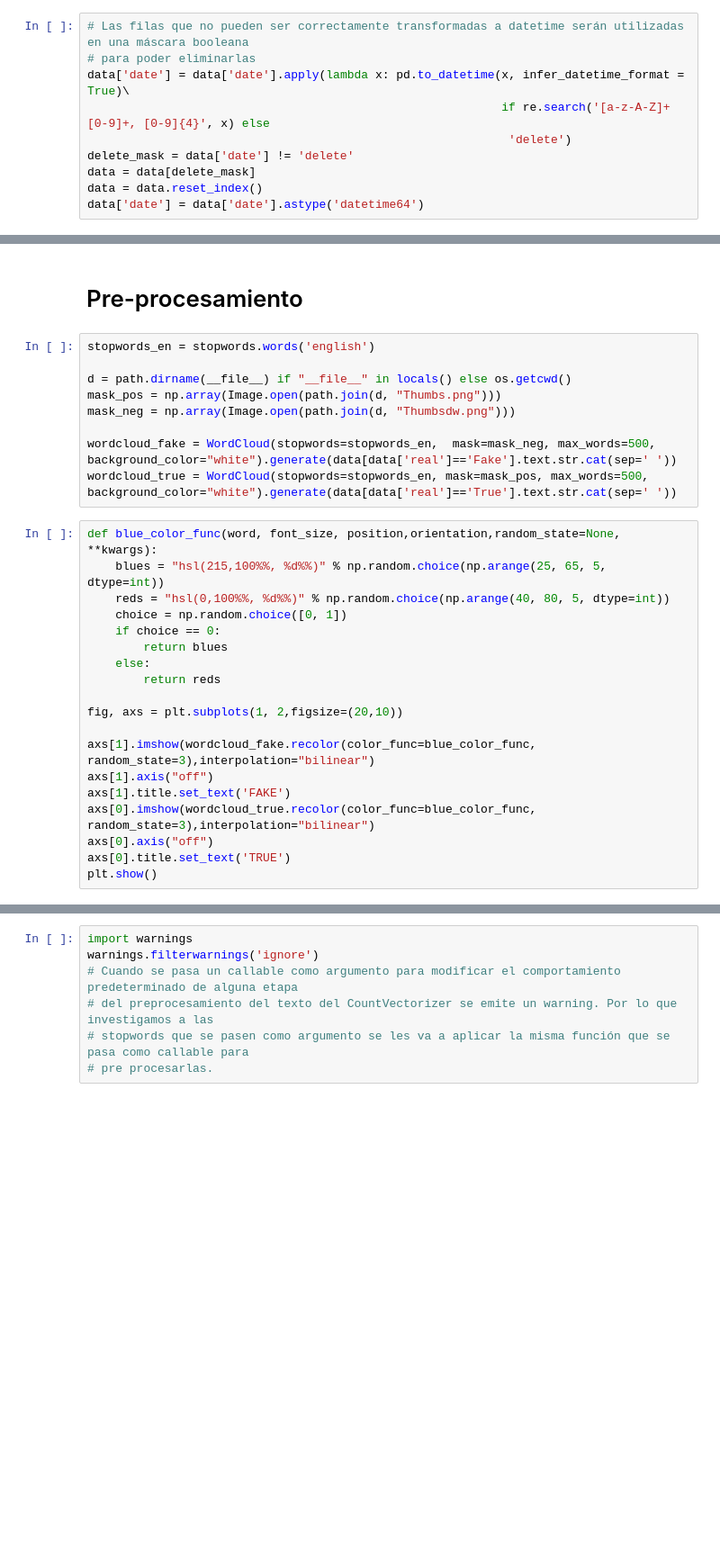
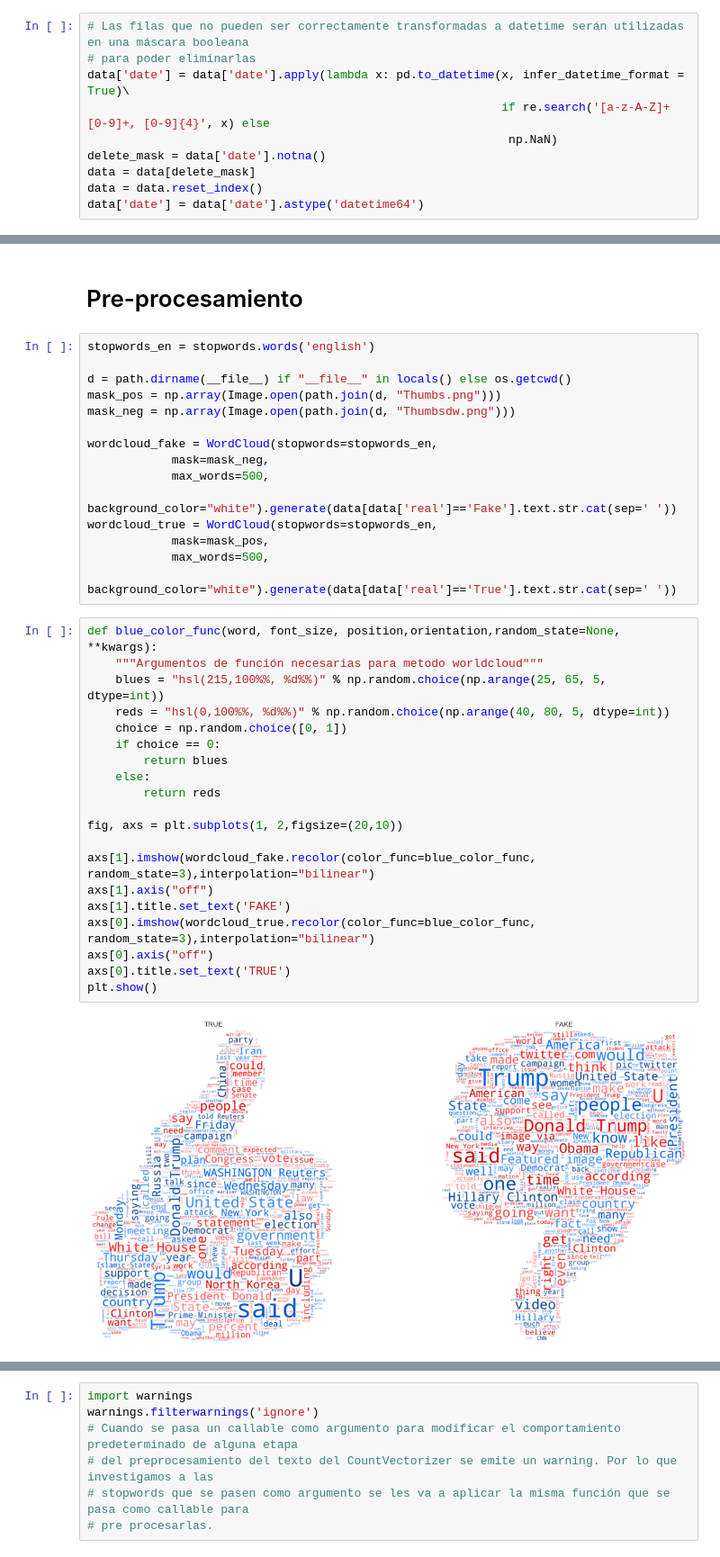
Before and after one commit to germanscillato/DS_DIGITALHOUSE-TP-INTEGRADOR, a Jupyter notebook: fakenews_organizada.ipynb, the cells around one changed output, grey strips where cells are left out. Shown at 90% size. Drawn from its saved outputs; the diff is of its cells as text; blank space fills up the shorter version.

```diff
--- a/fakenews_organizada.ipynb
+++ b/fakenews_organizada.ipynb
@@ -86,8 +104,8 @@ data[wrong_row]
 # para poder eliminarlas
 data['date'] = data['date'].apply(lambda x: pd.to_datetime(x, infer_datetime_format = True)\
                                                            if re.search('[a-z-A-Z]+ [0-9]+, [0-9]{4}', x) else
-                                                            'delete')
-delete_mask = data['date'] != 'delete'
+                                                            np.NaN)
+delete_mask = data['date'].notna()
 data = data[delete_mask]
 data = data.reset_index()
 data['date'] = data['date'].astype('datetime64')
@@ -149,24 +186,33 @@ d = path.dirname(__file__) if "__file__" in locals() else os.getcwd()
 mask_pos = np.array(Image.open(path.join(d, "Thumbs.png")))
 mask_neg = np.array(Image.open(path.join(d, "Thumbsdw.png")))
 
-wordcloud_fake = WordCloud(stopwords=stopwords_en,  mask=mask_neg, max_words=500, background_color="white").generate(data[data['real']=='Fake'].text.str.cat(sep=' '))
-wordcloud_true = WordCloud(stopwords=stopwords_en, mask=mask_pos, max_words=500, background_color="white").generate(data[data['real']=='True'].text.str.cat(sep=' '))
+wordcloud_fake = WordCloud(stopwords=stopwords_en,
+            mask=mask_neg,
+            max_words=500,
+            background_color="white").generate(data[data['real']=='Fake'].text.str.cat(sep=' '))
+wordcloud_true = WordCloud(stopwords=stopwords_en,
+            mask=mask_pos,
+            max_words=500,
+            background_color="white").generate(data[data['real']=='True'].text.str.cat(sep=' '))
 # %%
 def blue_color_func(word, font_size, position,orientation,random_state=None, **kwargs):
+    """Argumentos de función necesarias para metodo worldcloud"""
     blues = "hsl(215,100%%, %d%%)" % np.random.choice(np.arange(25, 65, 5, dtype=int))
     reds = "hsl(0,100%%, %d%%)" % np.random.choice(np.arange(40, 80, 5, dtype=int))
     choice = np.random.choice([0, 1])
     if choice == 0:
         return blues
     else:
         return reds
 
 fig, axs = plt.subplots(1, 2,figsize=(20,10))
 
 axs[1].imshow(wordcloud_fake.recolor(color_func=blue_color_func, random_state=3),interpolation="bilinear")
 axs[1].axis("off")
 axs[1].title.set_text('FAKE')
 axs[0].imshow(wordcloud_true.recolor(color_func=blue_color_func, random_state=3),interpolation="bilinear")
 axs[0].axis("off")
 axs[0].title.set_text('TRUE')
 plt.show()
+# %% [output]
+[figure, added]
```
Also changed, not shown: parts of 22 cells of this notebook.
